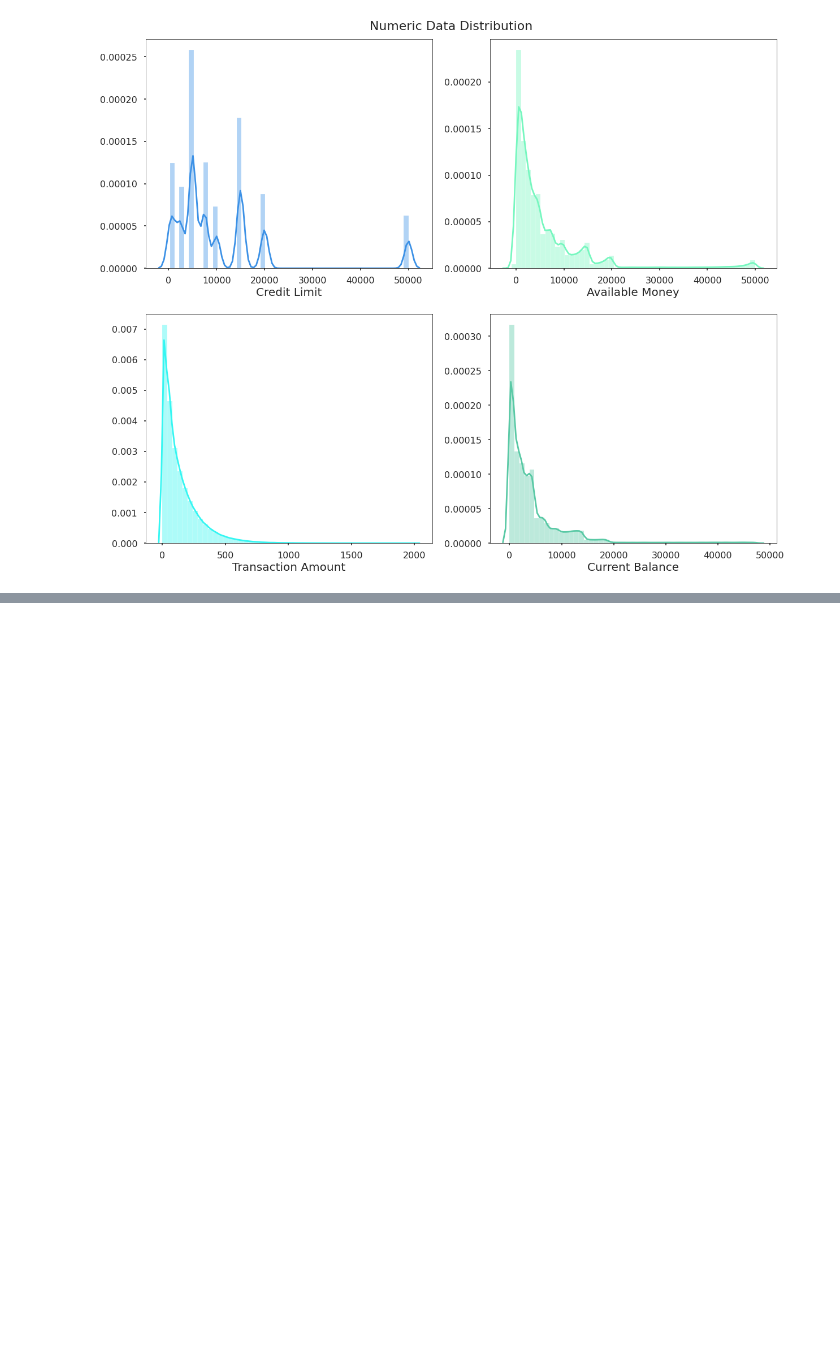
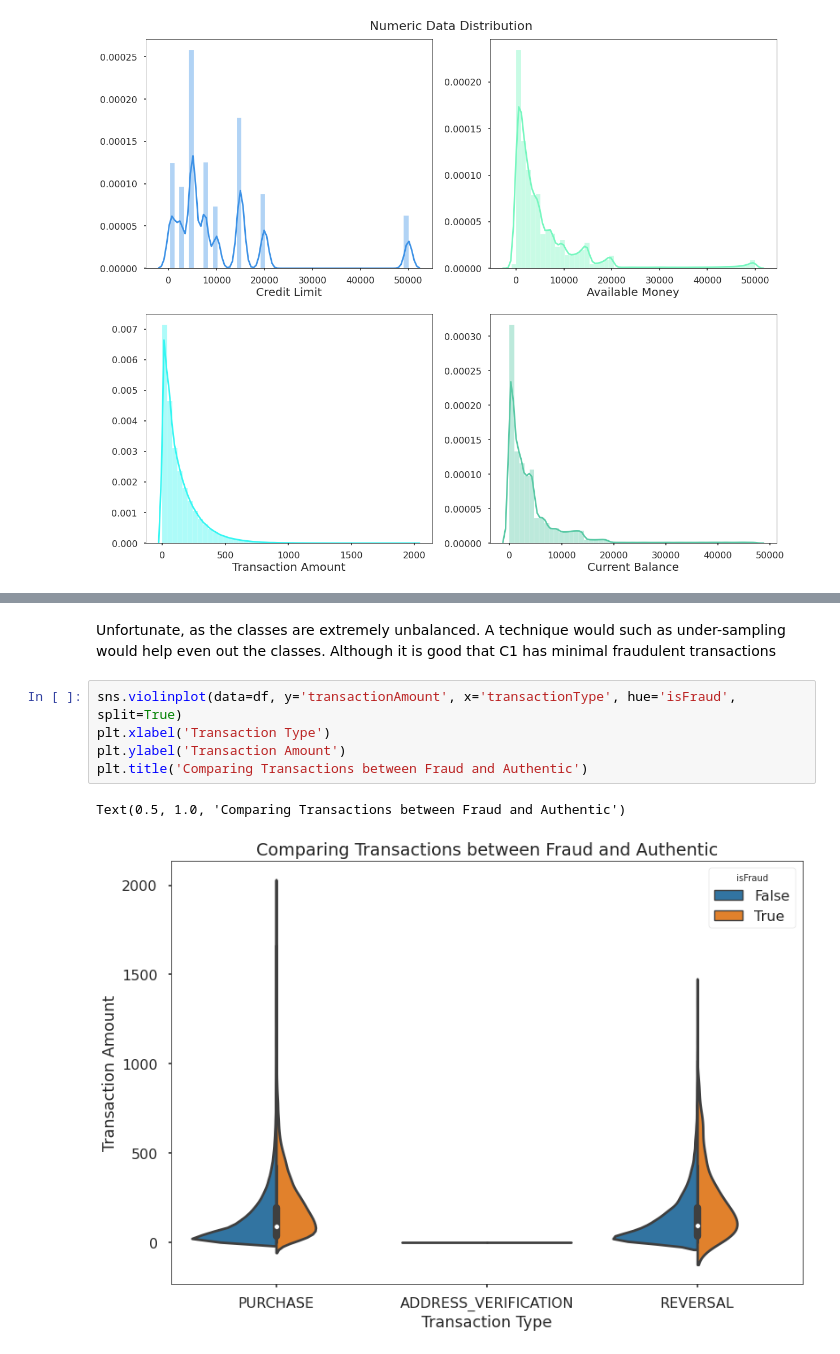
Before and after one commit to jbofill10/C1_Transaction_Data, a Jupyter notebook: Visualizations.ipynb, the cells around one changed output, grey strips where cells are left out. Cells and saved outputs as stored; diff of their text form; blank space fills up the shorter version.

```diff
--- a/Visualizations.ipynb
+++ b/Visualizations.ipynb
@@ -95,0 +112,11 @@ Really interesting again that the usual balance for a bank customer is so low.
+# %% [markdown]
+Unfortunate, as the classes are extremely unbalanced. A technique would such as under-sampling would help even out the classes.
+Although it is good that C1 has minimal fraudulent transactions
+# %%
+sns.violinplot(data=df, y='transactionAmount', x='transactionType', hue='isFraud', split=True)
+plt.xlabel('Transaction Type')
+plt.ylabel('Transaction Amount')
+plt.title('Comparing Transactions between Fraud and Authentic')
+# %% [output]
+Text(0.5, 1.0, 'Comparing Transactions between Fraud and Authentic')
+[figure, added]
```
Also changed, not shown: parts of 5 cells of this notebook.
